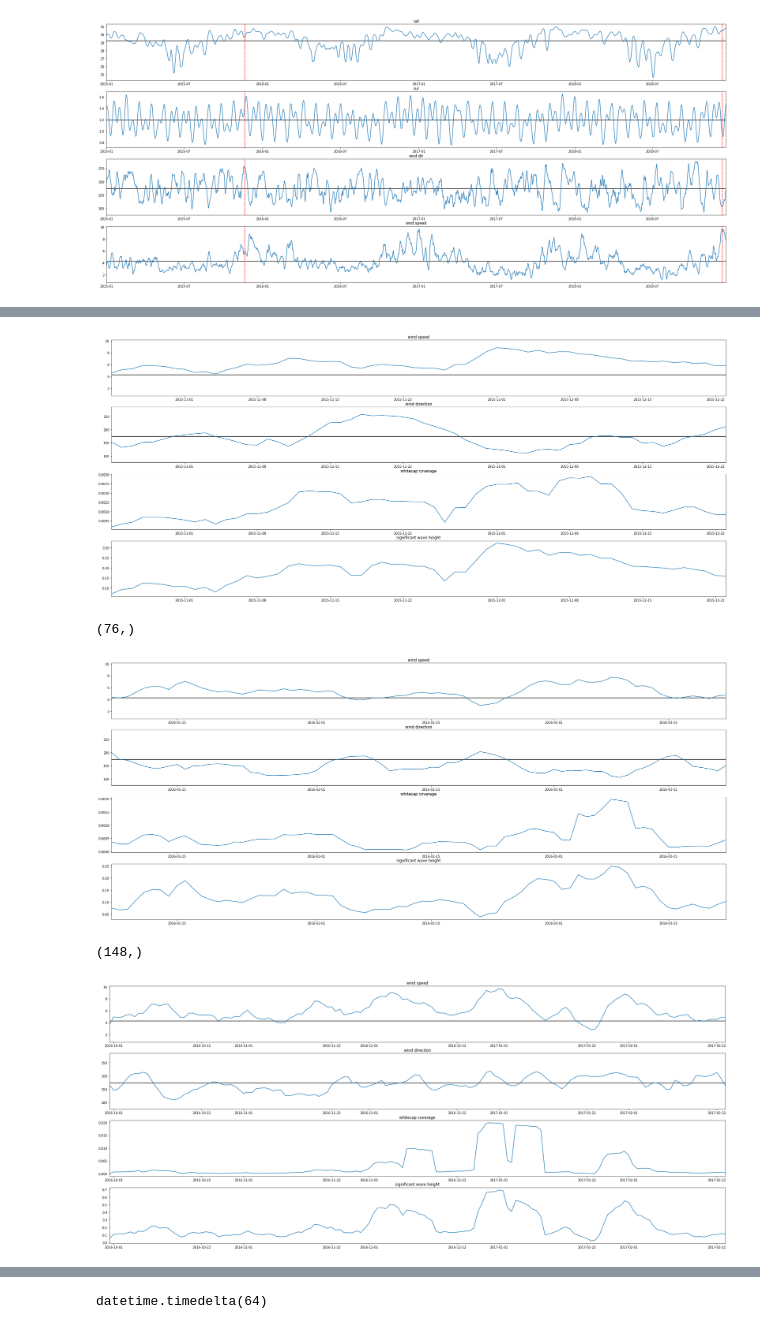
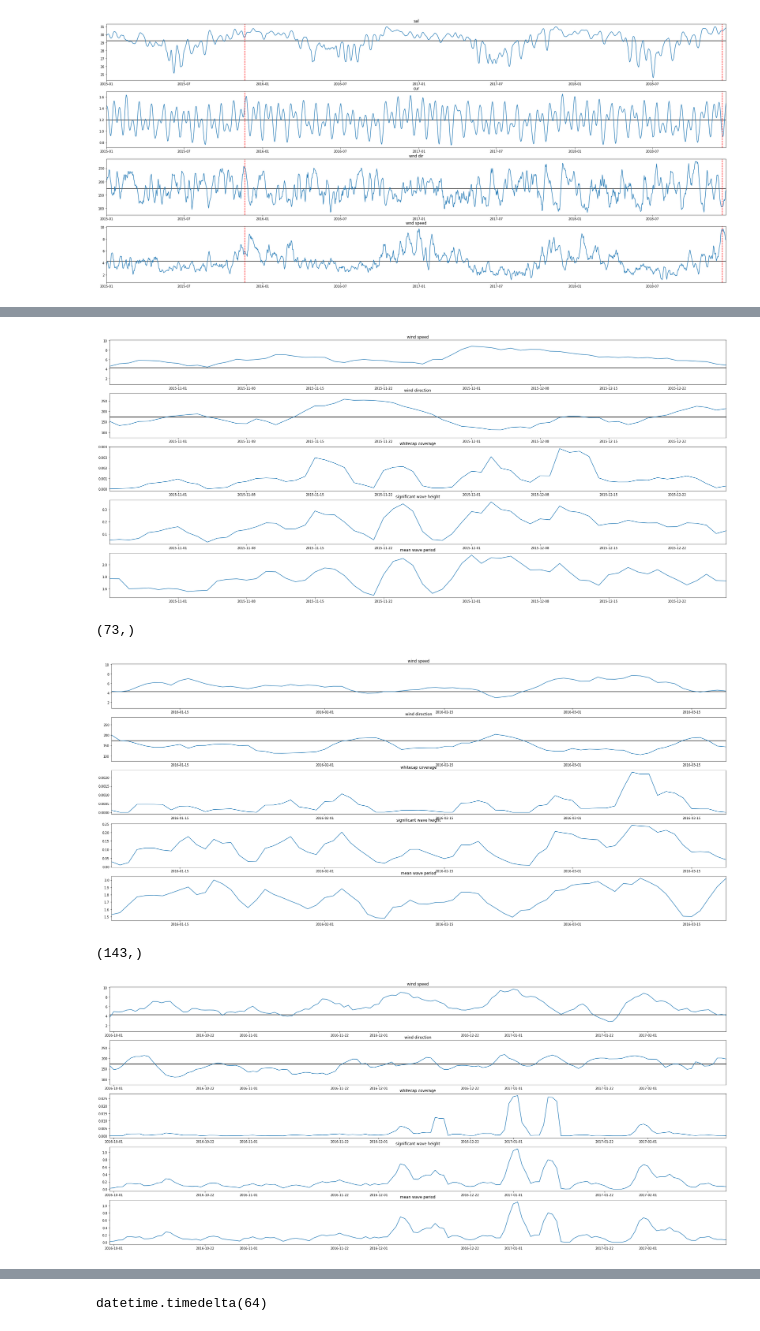
Before and after one commit to SalishSeaCast/analysis-vicky, a Jupyter notebook: notebooks/turn-stats-with-wind-direction.ipynb, the cells around one changed output, grey strips where cells are left out. Saved outputs shown, nothing was run; the diff lists cells and outputs as text; code cells hidden in the pictures.

Commit message:
add mean wave period

```diff
--- a/notebooks/turn-stats-with-wind-direction.ipynb
+++ b/notebooks/turn-stats-with-wind-direction.ipynb
@@ -279,7 +281,7 @@ wcc_avg.shape
 # %%
-fig, ax = plt.subplots(4,1, figsize = (35,15))
+fig, ax = plt.subplots(5,1, figsize = (35,15))
 
-dates2 = [datetime.date(2015,10,25) + datetime.timedelta(days = i) for i in range(60)]
+dates2 = [datetime.date(2015,10,25) + datetime.timedelta(days = i) for i in range(64)]
 
 ax[0].plot(dates,wnd_spd_avg)
 ax[0].hlines(wind_speed2.mean(), dates2[0], dates2[-1])
@@ -295,26 +297,32 @@ ax[2].set_title('whitecap coverage')
 ax[3].plot(dates2, swh_avg)
 ax[3].set_title('significant wave height')
 
+ax[4].plot(dates2, mwp_avg)
+ax[4].set_title('mean wave period')
+
+
 for a in ax:
     a.set_xlim(dates2[0], dates2[-1]);
 # %% [output]
-[figure, old version]
+[figure, new version]
 # %%
 wcc_avg = np.array([])
 swh_avg = np.array([])
-for i in range(int(jan0716['wcc'].shape[0]/24 - 7)):
-    start = 24*i
+mwp_avg = np.array([])
+for i in range(int(jan0716['tp_wcc'].shape[0]/48 - 7)):
+    start = 48*i
     end = start + 168
-    wcc_avg = np.append(wcc_avg, jan0716['wcc'][start:end].mean())
-    swh_avg = np.append(swh_avg, jan0716['swh'][start:end].mean())
+    wcc_avg = np.append(wcc_avg, jan0716['tp_wcc'][start:end].mean())
+    swh_avg = np.append(swh_avg, jan0716['tp_swh'][start:end].mean())
+    mwp_avg = np.append(mwp_avg, jan0716['tp_mwp'][start:end].mean())
 
 wcc_avg.shape
 # %% [output]
-(76,)
+(73,)
 # %%
-fig, ax = plt.subplots(4,1, figsize = (35,15))
+fig, ax = plt.subplots(5,1, figsize = (35,15))
 
-dates2 = [datetime.date(2016,1,7) + datetime.timedelta(days = i) for i in range(76)]
+dates2 = [datetime.date(2016,1,7) + datetime.timedelta(days = i) for i in range(73)]
 
 ax[0].plot(dates,wnd_spd_avg)
 ax[0].hlines(wind_speed2.mean(), dates2[0], dates2[-1])
@@ -330,45 +338,52 @@ ax[2].set_title('whitecap coverage')
 ax[3].plot(dates2, swh_avg)
 ax[3].set_title('significant wave height')
 
+ax[4].plot(dates2, mwp_avg)
+ax[4].set_title('mean wave period')
+
 for a in ax:
     a.set_xlim(dates2[0], dates2[-1]);
 # %% [output]
-[figure, old version]
+[figure, new version]
 # %%
 wcc_avg = np.array([])
 swh_avg = np.array([])
-for i in range(int(sep3016['wcc'].shape[0]/24 - 7)):
-    start = 24*i
+mwp_avg = np.array([])
+for i in range(int(sep3016['tp_wcc'].shape[0]/48 - 7)):
+    start = 48*i
     end = start + 168
-    wcc_avg = np.append(wcc_avg, sep3016['wcc'][start:end].mean())
-    swh_avg = np.append(swh_avg, sep3016['swh'][start:end].mean())
-
+    wcc_avg = np.append(wcc_avg, sep3016['tp_wcc'][start:end].mean())
+    swh_avg = np.append(swh_avg, sep3016['tp_swh'][start:end].mean())
+    mwp_avg = np.append(mwp_avg, sep3016['tp_swh'][start:end].mean())
 wcc_avg.shape
 # %% [output]
-(148,)
+(143,)
 # %%
-fig, ax = plt.subplots(4,1, figsize = (35,15))
+fig, ax = plt.subplots(5,1, figsize = (35,15))
 
-dates2 = [datetime.date(2016,9,30) + datetime.timedelta(days = i) for i in range(148)]
+dates2 = [datetime.date(2016,9,30) + datetime.timedelta(days = i) for i in range(143)]
 
 ax[0].plot(dates,wnd_spd_avg)
 ax[0].hlines(wind_speed2.mean(), dates2[0], dates2[-1])
 ax[0].set_title('wind speed')
 
 ax[1].plot(dates,wnd_dir_avg)
 ax[1].hlines(wind_dir2.mean(), dates2[0], dates2[-1])
 ax[1].set_title('wind direction')
 
 ax[2].plot(dates2, wcc_avg)
 ax[2].set_title('whitecap coverage')
 
 ax[3].plot(dates2, swh_avg)
 ax[3].set_title('significant wave height')
 
+ax[4].plot(dates2, mwp_avg)
+ax[4].set_title('mean wave period')
+
 for a in ax:
     a.set_xlim(dates2[0], dates2[-1]);
 # %% [output]
-[figure, old version]
+[figure, new version]
 # %%
 wcc_avg = np.array([])
 swh_avg = np.array([])
```
Also changed, not shown: parts of 15 cells of this notebook.
